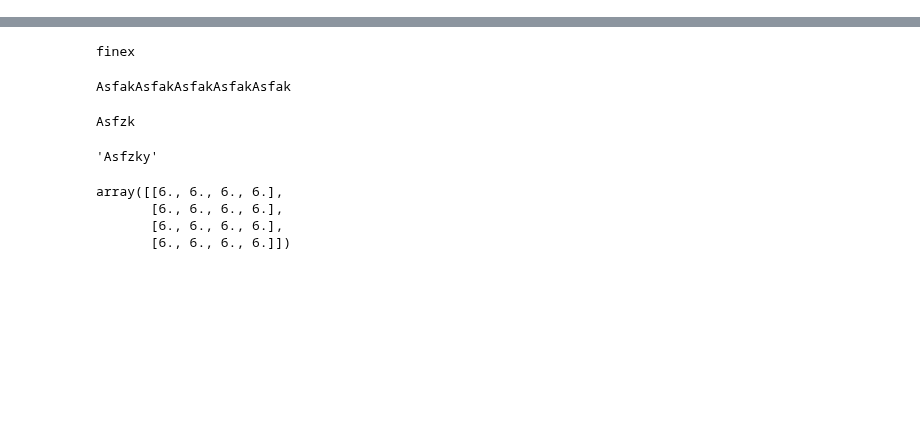
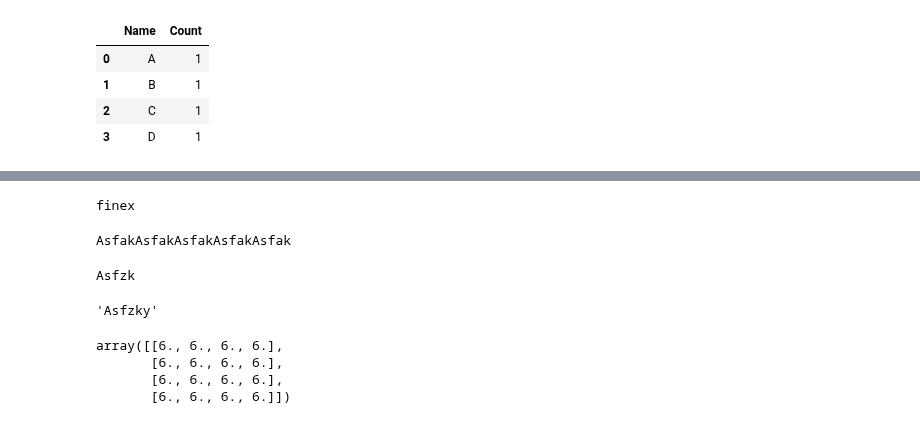
Before and after one commit to Asfak21/Python-Practice, a Jupyter notebook: Python_Practice.ipynb, the cells around one changed output, grey strips where cells are left out. Cells and saved outputs as stored; diff of their text form; code cells hidden in the pictures; blank space fills up the shorter version.

```diff
--- a/Python_Practice.ipynb
+++ b/Python_Practice.ipynb
@@ -16,3 +16,13 @@ df
 | 1 | B | 6 |
 | 2 | C | 9 |
 | 3 | D | 10 |
+# %%
+no_of_attempt = df['Name'].value_counts().reset_index()
+no_of_attempt.columns = ['Name','Count']
+no_of_attempt
+# %% [output]
+|  | Name | Count |
+| 0 | A | 1 |
+| 1 | B | 1 |
+| 2 | C | 1 |
+| 3 | D | 1 |
```
Also changed, not shown: parts of 6 cells of this notebook.
